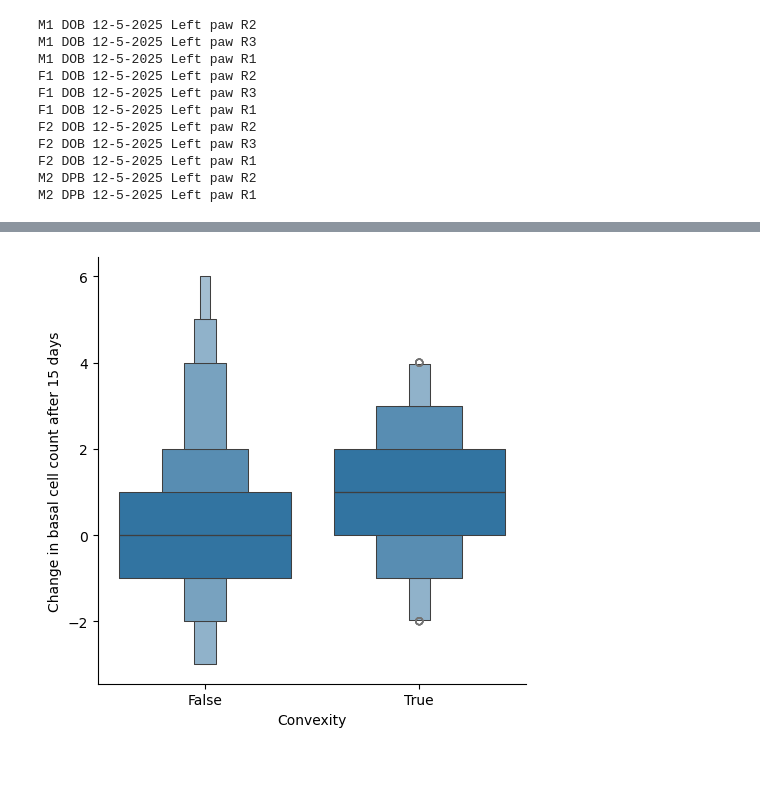
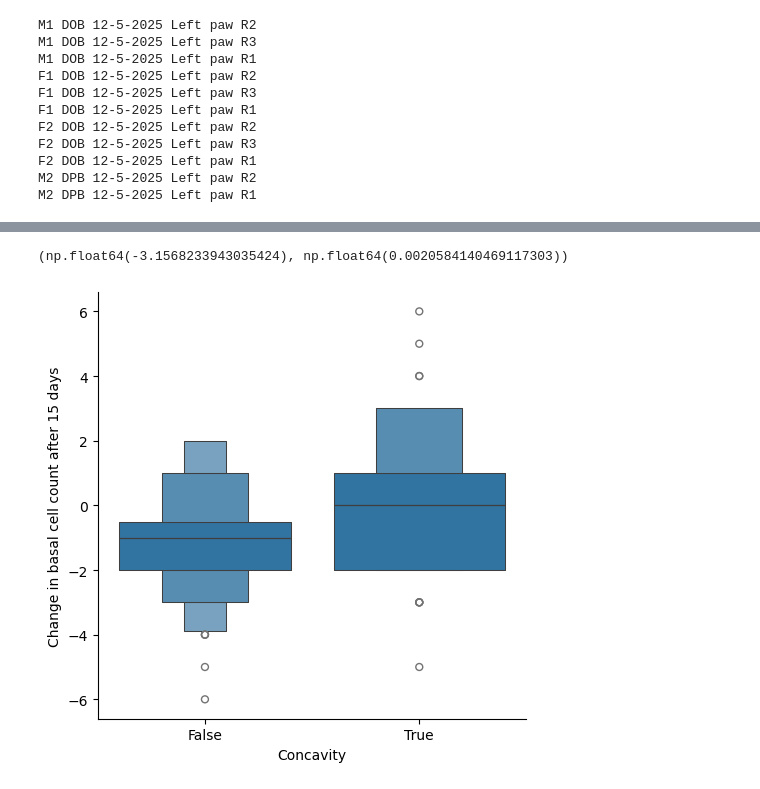
Before and after one commit to xies/mouse_skin_size_control, a Jupyter notebook: 2025_lineage_analysis/tissue_curvature/tissue_curvature_mTmG_clones.ipynb, the cells around one changed output, grey strips where cells are left out. Cells and saved outputs as stored; diff of their text form; code cells hidden in the pictures.

```diff
--- a/2025_lineage_analysis/tissue_curvature/tissue_curvature_mTmG_clones.ipynb
+++ b/2025_lineage_analysis/tissue_curvature/tissue_curvature_mTmG_clones.ipynb
@@ -282,15 +211,17 @@ clone
 # Parse final clone size change from initial size
 counted = []
 for i,clone in df.groupby('UniqueID'):
-    if len(clone) < 2:
-        size = -1
+    if len(clone) < 5:
+        size_change = -clone.iloc[0]['Count']
     else:
-        size = clone.iloc[-1]['Count'] - clone.iloc[0]['Count']
+        size_change = clone.iloc[-1]['Count'] - clone.iloc[0]['Count']
     clone['Initial size'] = clone.iloc[0]['Count']
-    clone['Final size'] = size
+    clone['Size change'] = clone['Count'] - clone.iloc[0]['Count']
+    clone['Final size change'] = size_change
     clone['Extinction time'] = clone.iloc[-1]['Days']
+    clone['UniqueID'] = i
 
     counted.append(clone)
 
 df = pd.concat(counted,ignore_index=True)
-# df
+df
@@ -303,11 +248,11 @@ for i,clone in df.groupby('UniqueID'):
     ref = int(clone.iloc[0]['reference'])
 
     if ref in clone.set_index('Frame').index:
-        Z,Y,X = clone.set_index('Frame').loc[ref][['Z','Y','X']].astype(int)
+        Y,X = (clone.set_index('Frame').loc[ref][['Y','X']]).astype(int)
         C = curvatures[clone.iloc[0]['Mouse_Region']].copy()
         mask = masks[clone.iloc[0]['Mouse_Region']]
         C[~mask] = np.nan
-        initC = np.nanmean(C[Y,X])
+        initC = np.nanmean(C[Y-4:Y+5,X-5:X+5])
     else:
         initC = np.nan
 
@@ -315,3 +260,12 @@ for i,clone in df.groupby('UniqueID'):
     df_curv.append(clone)
 
 df = pd.concat(df_curv,ignore_index=True)
+# %%
+region = 'F1 DOB 12-5-2025_Left paw R1'
+plt.imshow(curvatures[region].T*masks[region].T)
+
+pd.DataFrame({ID:c[['X','Y']].mean() for ID,c in clone_counts.set_index('Mouse_Region').loc[region].groupby('Clone')}).T.reset_index()
+
+g = sb.scatterplot( pd.DataFrame({ID:c.set_index('Frame').loc[0][['X','Y']] for ID,c in clone_counts.set_index('Mouse_Region').loc[region].groupby('Clone')}).T.reset_index().iloc[0:1],
+              x='X',y='Y',hue='index',palette='Set2')
+sb.move_legend(g,[1,0])
@@ -318,3 +274,5 @@ df = pd.concat(df_curv,ignore_index=True)
 # %%
-pd.DataFrame([c.iloc[0] for _,c in df.groupby('UniqueID')])
+# pd.DataFrame([clone for _,clone in df.groupby('UniqueID')])
+df_unique = pd.DataFrame([c.iloc[0] for _,c in df.groupby('UniqueID')])
+df_unique.set_index('UniqueID').loc['F1 DOB 12-5-2025_Left paw R1_Clone1']
 # %% [output]
@@ -355,8 +342,12 @@ fig.savefig(path.join(experiment_dirname,'Figures/curvature_v_size_change.svg'))
 # %%
-df['Convexity'] = df['Initial curvature'] > 0
-sb.catplot(df,x='Convexity',y='Final size',kind='boxen')
+from basicUtils import ttest_from_groupby
+
+df_unique['Concavity'] = df_unique['Initial curvature'] >= 0
+sb.catplot(df_unique,x='Concavity',y='Final size change',kind='boxen')
 plt.ylabel('Change in basal cell count after 15 days')
 
 plt.savefig(path.join(experiment_dirname,'Figures/convexity_v_size_change.svg'))
+ttest_from_groupby(df_unique,field2group='Concavity',field2test='Final size change')
 # %% [output]
+(np.float64(-3.1568233943035424), np.float64(0.0020584140469117303))
-[figure, old version]
+[figure, new version]
```
Also changed, not shown: parts of 24 cells of this notebook, 5 other files.
